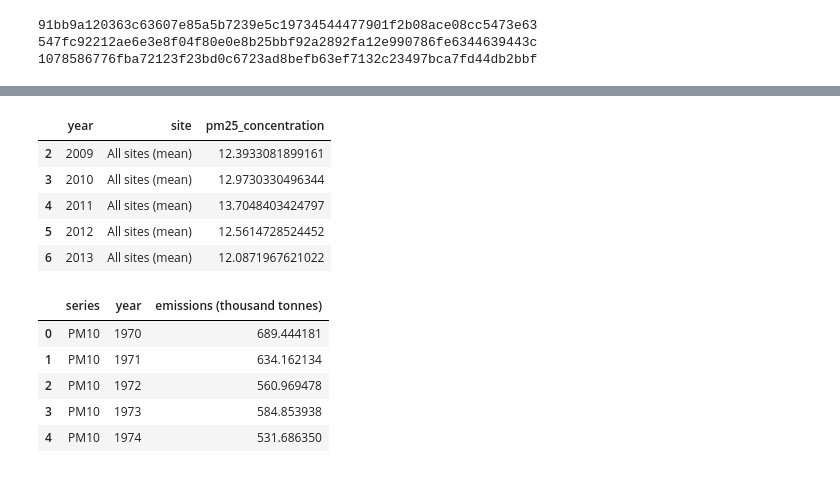
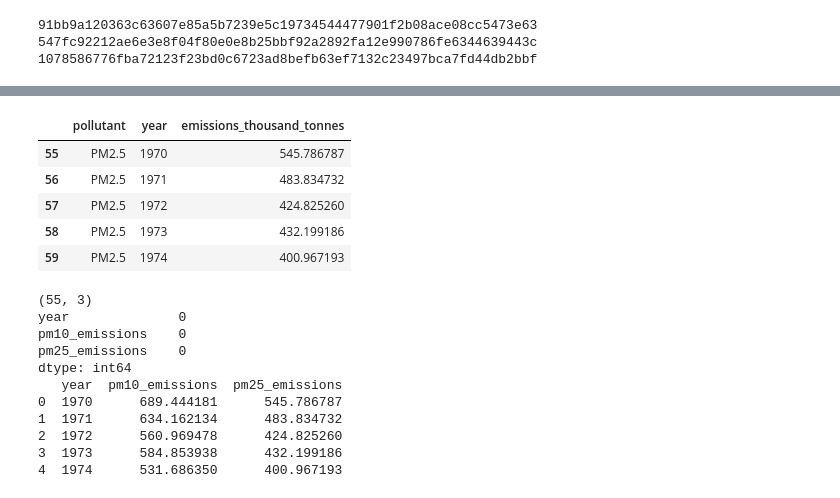
Before and after one commit to jonahlw2/IS_477_Group_Project, a Jupyter notebook: Code/main-code.ipynb, the cells around one changed output, grey strips where cells are left out. Cells and saved outputs as stored; diff of their text form; code cells hidden in the pictures.

```diff
--- a/Code/main-code.ipynb
+++ b/Code/main-code.ipynb
@@ -63,19 +116,66 @@ pm25_clean = pm25_clean[["year", "site","pm25_concentration"]].dropna()
 # %%
-pm25_clean.head()
+emissions_clean = emissions_df.copy()
+emissions_clean.columns = ["pollutant", "year", "emissions_thousand_tonnes"]
+
+emissions_clean["year"] = pd.to_numeric(emissions_clean["year"], errors="coerce")
+emissions_clean["emissions_thousand_tonnes"] = pd.to_numeric(
+    emissions_clean["emissions_thousand_tonnes"], errors="coerce"
+)
+
+emissions_clean = emissions_clean.dropna(subset=["year", "emissions_thousand_tonnes"])
+emissions_clean["year"] = emissions_clean["year"].astype(int)
+
+emissions_clean = emissions_clean[emissions_clean["pollutant"] == "PM2.5"].copy()
+
+emissions_clean.head()
 # %% [output]
-|  | year | site | pm25_concentration |
-| 2 | 2009 | All sites (mean) | 12.3933081899161 |
-| 3 | 2010 | All sites (mean) | 12.9730330496344 |
-| 4 | 2011 | All sites (mean) | 13.7048403424797 |
-| 5 | 2012 | All sites (mean) | 12.5614728524452 |
-| 6 | 2013 | All sites (mean) | 12.0871967621022 |
+|  | pollutant | year | emissions_thousand_tonnes |
+| 55 | PM2.5 | 1970 | 545.786787 |
+| 56 | PM2.5 | 1971 | 483.834732 |
+| 57 | PM2.5 | 1972 | 424.825260 |
+| 58 | PM2.5 | 1973 | 432.199186 |
+| 59 | PM2.5 | 1974 | 400.967193 |
 # %%
-emissions_df.head()
+emissions_yearwise = emissions_df.copy()
+emissions_yearwise.columns = ["pollutant", "year", "emissions_thousand_tonnes"]
+
+emissions_yearwise["year"] = pd.to_numeric(emissions_yearwise["year"], errors="coerce")
+emissions_yearwise["emissions_thousand_tonnes"] = pd.to_numeric(
+    emissions_yearwise["emissions_thousand_tonnes"], errors="coerce"
+)
+
+emissions_yearwise = emissions_yearwise.dropna(subset=["year", "emissions_thousand_tonnes"])
+emissions_yearwise["year"] = emissions_yearwise["year"].astype(int)
+
+emissions_yearwise = emissions_yearwise[
+    emissions_yearwise["pollutant"].isin(["PM2.5", "PM10"])
+].copy()
+
+emissions_yearwise = emissions_yearwise.pivot(
+    index="year",
+    columns="pollutant",
+    values="emissions_thousand_tonnes"
+).reset_index()
+
+emissions_yearwise.columns.name = None
+emissions_yearwise = emissions_yearwise.rename(columns={
+    "PM2.5": "pm25_emissions",
+    "PM10": "pm10_emissions"
+})
+
+print(emissions_yearwise.shape)
+print(emissions_yearwise.isna().sum())
+print(emissions_yearwise.head())
 # %% [output]
-|  | series | year | emissions (thousand tonnes) |
-| 0 | PM10 | 1970 | 689.444181 |
-| 1 | PM10 | 1971 | 634.162134 |
-| 2 | PM10 | 1972 | 560.969478 |
-| 3 | PM10 | 1973 | 584.853938 |
-| 4 | PM10 | 1974 | 531.686350 |
+(55, 3)
+year              0
+pm10_emissions    0
+pm25_emissions    0
+dtype: int64
+   year  pm10_emissions  pm25_emissions
+0  1970      689.444181      545.786787
+1  1971      634.162134      483.834732
+2  1972      560.969478      424.825260
+3  1973      584.853938      432.199186
+4  1974      531.686350      400.967193
 # %%
```
Also changed, not shown: parts of 32 cells of this notebook.
